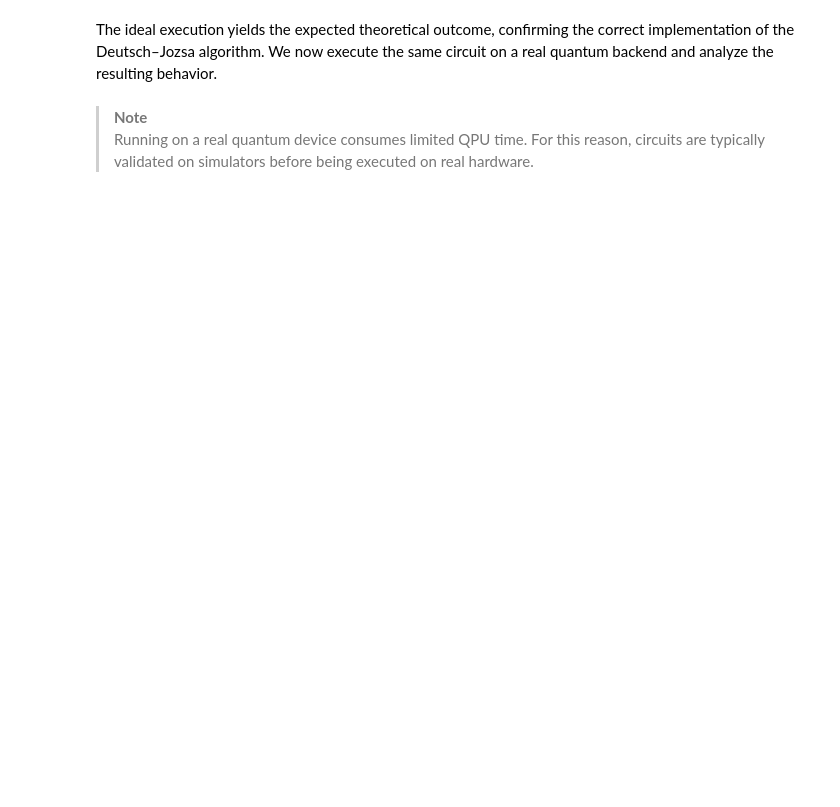
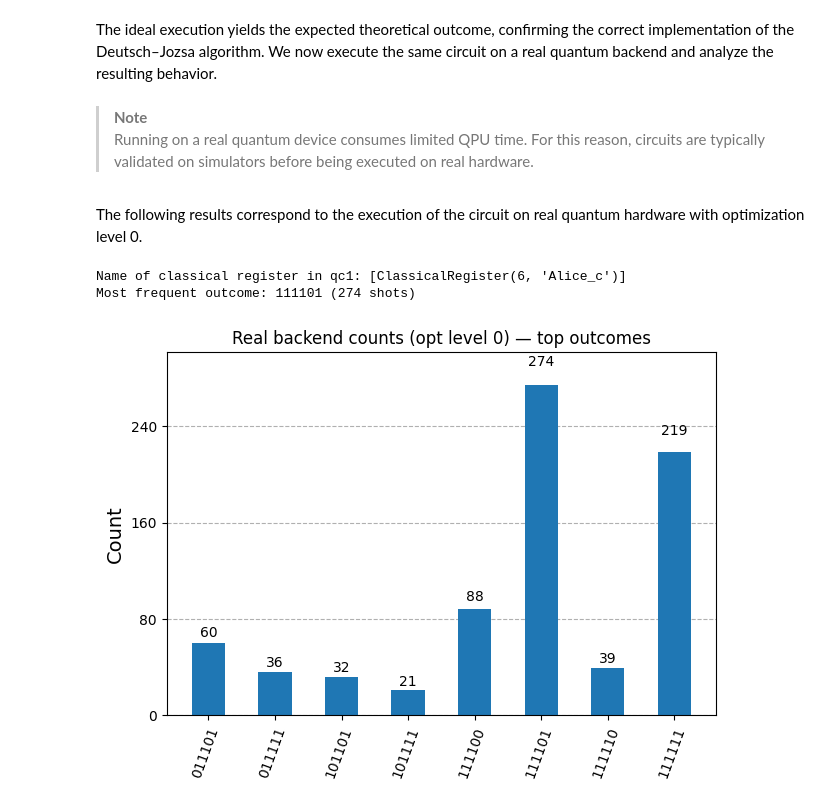
Before and after one commit to Javiifdez/Deutch-Jozsa, a Jupyter notebook: Implementation.ipynb, the cells around one changed output. Drawn from its saved outputs; the diff is of its cells as text; code cells hidden in the pictures; blank space fills up the shorter version.

Commit message:
Step 3: execute on real hardware and report results

```diff
--- a/Implementation.ipynb
+++ b/Implementation.ipynb
@@ -384,3 +409,31 @@ We now execute the same circuit on a real quantum backend and analyze the result
 # %% [markdown]
 > **Note**
 > Running on a real quantum device consumes limited QPU time. For this reason, circuits are typically validated on simulators before being executed on real hardware.
+# %%
+
+sampler = Sampler(mode = real_backend)
+# Execute on the real backend with optimization level 0
+# If you want to run the job uncomment the next line
+#real_job = sampler.run([real_isa_qc_0, real_isa_qc_3], shots=shots,)
+real_result = real_job.result()
+# %% [markdown]
+The following results correspond to the execution of the circuit on real quantum hardware with optimization level 0.
+# %%
+result_opt0 = real_result[0]
+# Since the classical register was renamed to 'Alice_c',
+# the measurement results must be accessed using this register name.
+print('Name of classical register in qc1:', qc1.cregs)
+bitstrings_opt0 = result_opt0.data.Alice_c.get_bitstrings()
+# Get counts
+counts_opt0 = Counter(bitstrings_opt0)
+# Show the results
+dominant, freq = counts_opt0.most_common(1)[0]
+print(f"Most frequent outcome: {dominant} ({freq} shots)")
+# Plot histogram we only for the top 8 outcomes for readability
+k = 8
+top_counts = dict(counts_opt0.most_common(k))
+plot_histogram(top_counts, title="Real backend counts (opt level 0) — top outcomes")
+# %% [output]
+Name of classical register in qc1: [ClassicalRegister(6, 'Alice_c')]
+Most frequent outcome: 111101 (274 shots)
+[figure, added]
```
Also changed, not shown: parts of 9 cells of this notebook.
